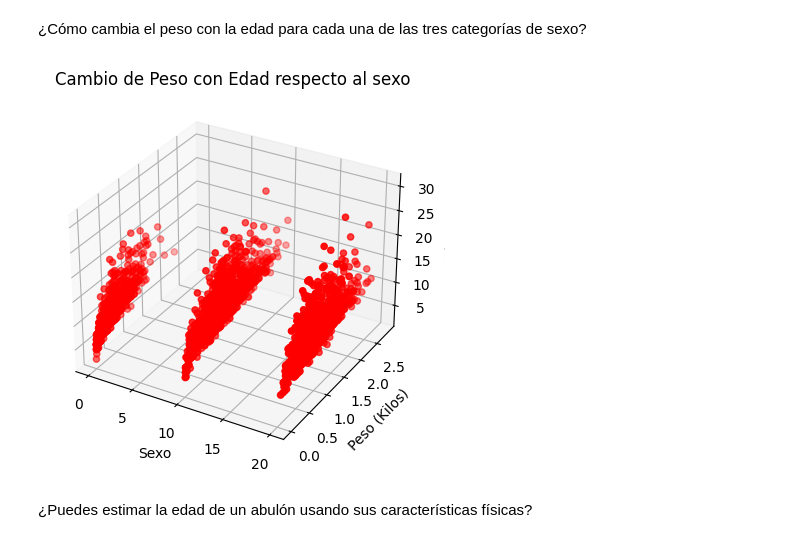
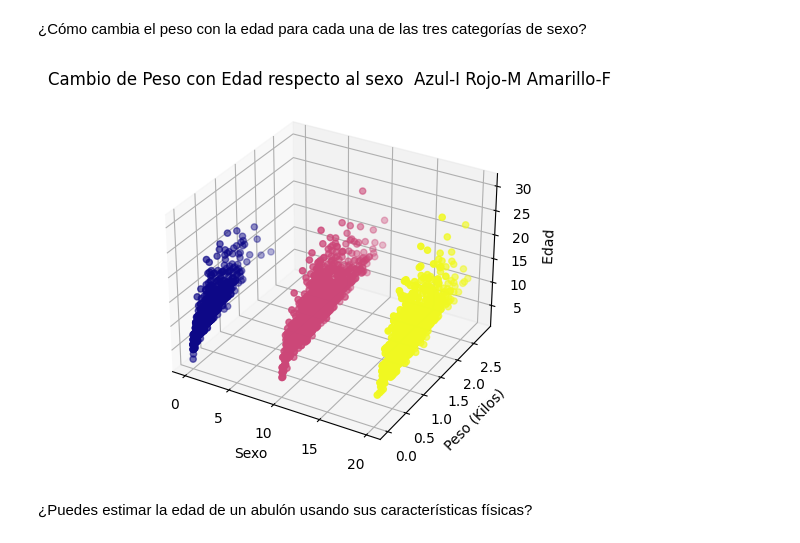
Before and after one commit to ravendickaprio/AnalityX, a Jupyter notebook: Abulon.ipynb, the cells around one changed output. Saved outputs shown, nothing was run; the diff lists cells and outputs as text; code cells hidden in the pictures.

```diff
--- a/Abulon.ipynb
+++ b/Abulon.ipynb
@@ -47,31 +47,31 @@ dt.head()         # Sirve para mostrar la parte inicial de los datos
 # %%
 import matplotlib.pyplot as plt
 import numpy as np
 fig = plt.figure()
 ax = fig.add_subplot(111, projection='3d')
 
 x = dt["sex"].to_numpy()
 x_fix =  []
 for i in x:
     if i == "M":
       x_fix.append( 10) # 10 to M
 
     if i == "F":
       x_fix.append( 20) # 20 to F
     if i == "I":
       x_fix.append(0) # 0 to I
 
 x = np.array(x_fix)
 z = dt["age"].to_numpy()
 y = dt["whole_wt"].to_numpy()
 
-ax.scatter(x, y, z, color="red")
-ax.set_title("Cambio de Peso con Edad respecto al sexo")
+ax.scatter(x, y, z,c=x, cmap="plasma")
+ax.set_title("Cambio de Peso con Edad respecto al sexo  Azul-I Rojo-M Amarillo-F")
 ax.set_xlabel('Sexo')        # Etiqueta del eje X
 ax.set_ylabel('Peso (Kilos)')       # Etiqueta del eje Y
 ax.set_zlabel('Edad ');        # Etiqueta del eje Z (Var.)
 plt.show()
 # %% [output]
-[figure, old version]
+[figure, new version]
 # %% [markdown]
 ¿Puedes estimar la edad de un abulón usando sus características físicas?
```
Also changed, not shown: parts of 8 cells of this notebook.
